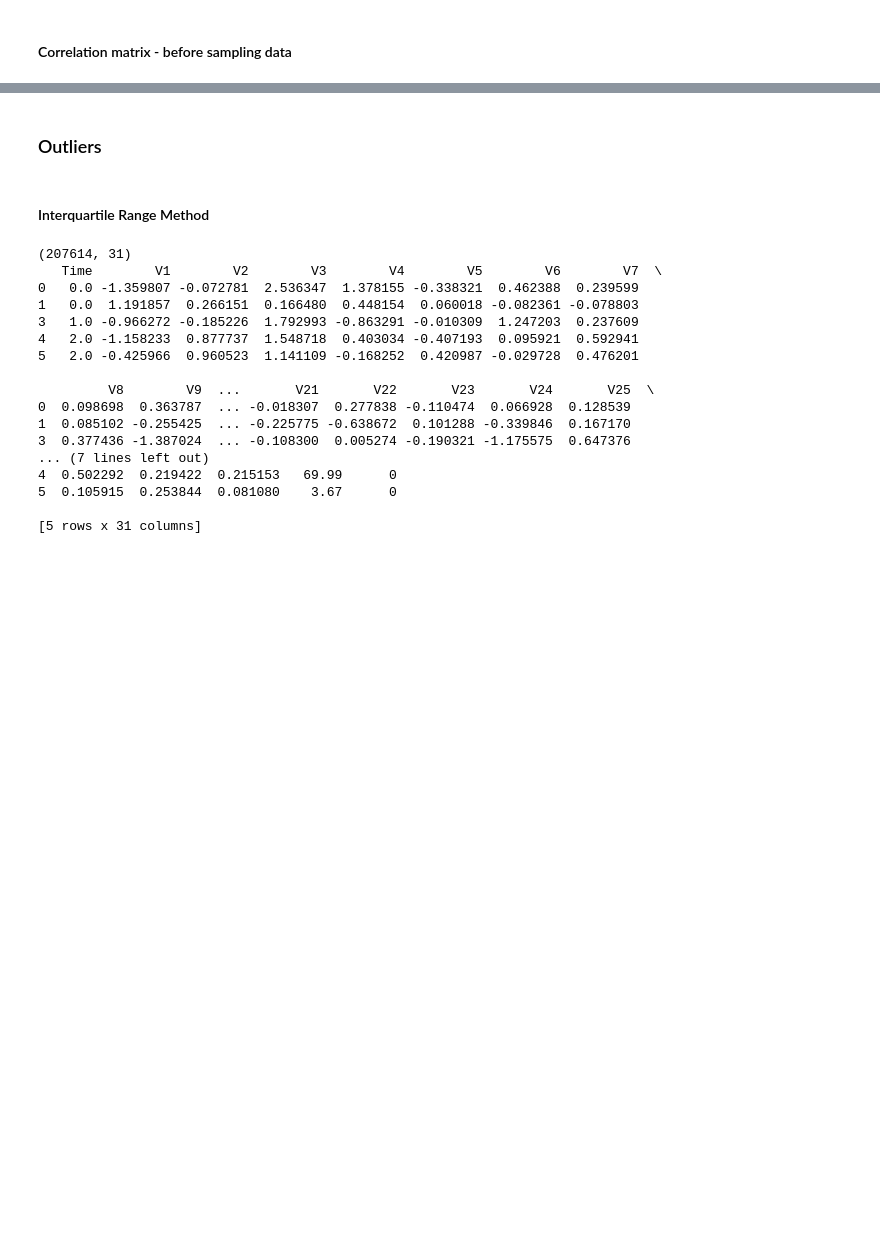
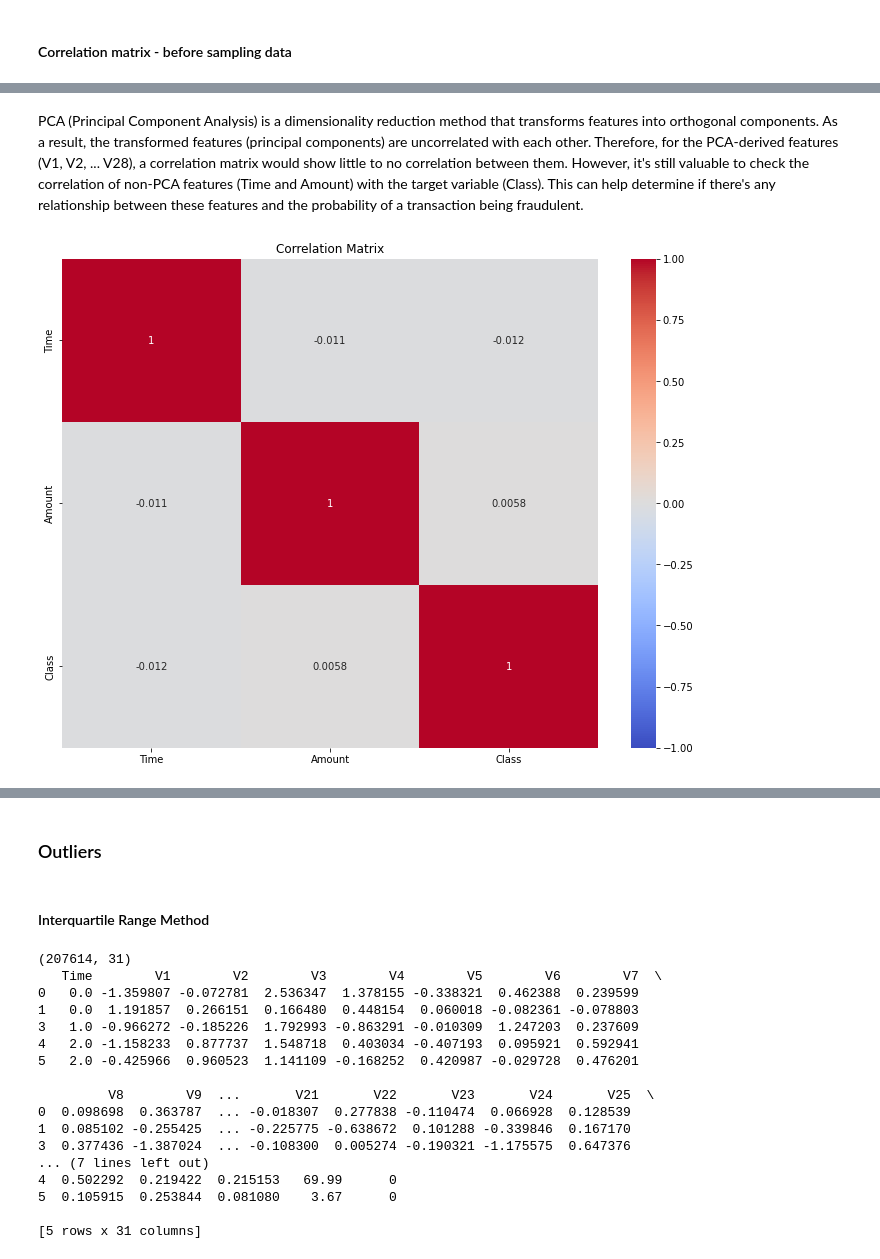
Before and after one commit to leobt23/Applications_DSE, a Jupyter notebook: code/data_exploration.ipynb, the cells around one changed output, grey strips where cells are left out. Cells and saved outputs as stored; diff of their text form; code cells hidden in the pictures; blank space fills up the shorter version.

```diff
--- a/code/data_exploration.ipynb
+++ b/code/data_exploration.ipynb
@@ -156,0 +209,12 @@ ModuleNotFoundError: No module named 'dataprep'
+# %% [markdown]
+PCA (Principal Component Analysis) is a dimensionality reduction method that transforms features into orthogonal components. As a result, the transformed features (principal components) are uncorrelated with each other. Therefore, for the PCA-derived features (V1, V2, ... V28), a correlation matrix would show little to no correlation between them.
+However, it's still valuable to check the correlation of non-PCA features (Time and Amount) with the target variable (Class). This can help determine if there's any relationship between these features and the probability of a transaction being fraudulent.
+# %%
+# Correlation Matrix between only Time, Amount and Class with values inside the graph
+corrmat = df_modified[['Time', 'Amount', 'Class']].corr()
+fig = plt.figure(figsize=(12, 9))
+sns.heatmap(corrmat, annot=True, cmap='coolwarm', vmin=-1, vmax=1)
+plt.title("Correlation Matrix")
+plt.show()
+# %% [output]
+[figure, added]
```
Also changed, not shown: parts of 37 cells of this notebook, 8 other files.
